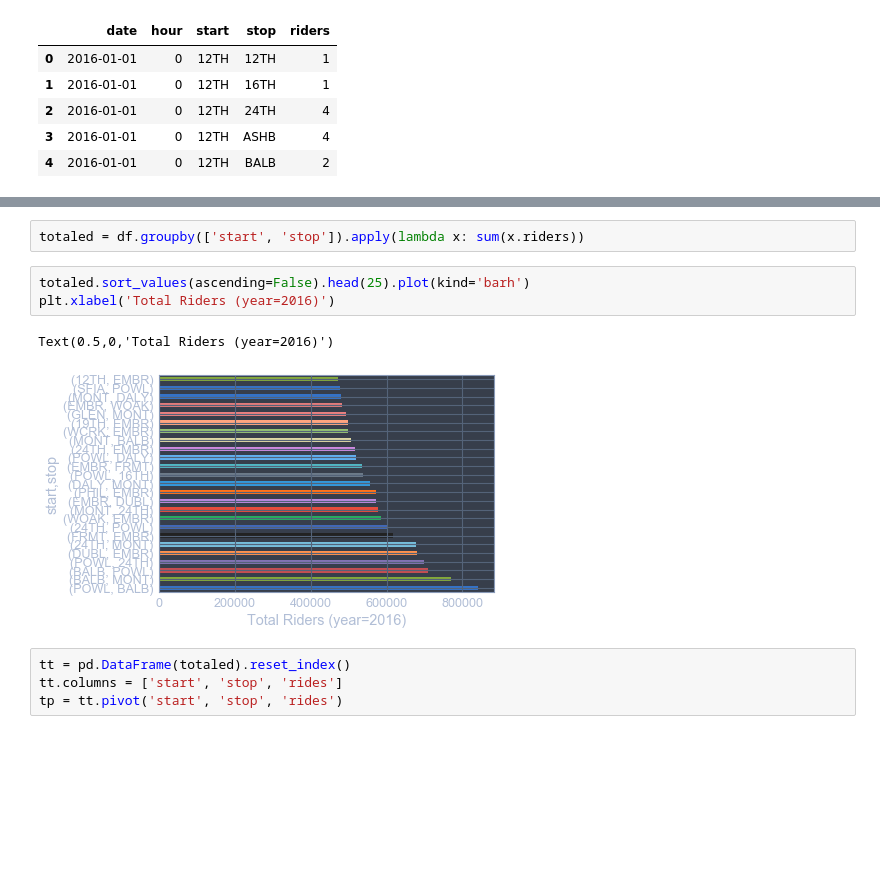
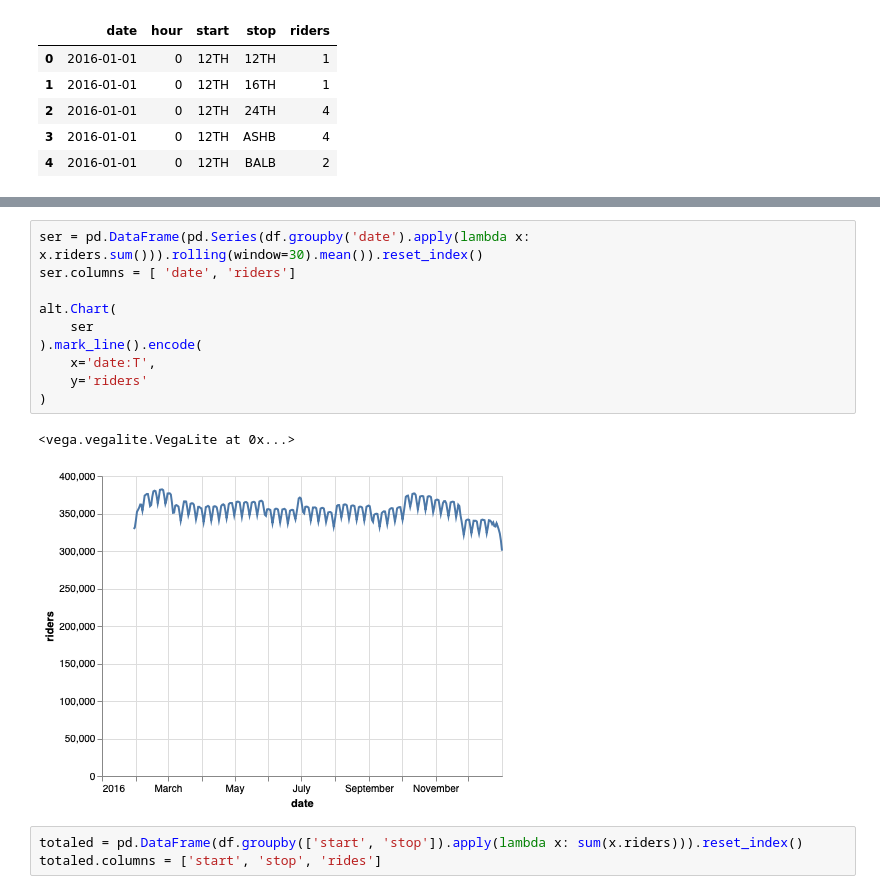
Before and after one commit to audy/bart-analysis, a Jupyter notebook: barts.ipynb, the cells around one changed output, grey strips where cells are left out. Saved outputs shown, nothing was run; the diff lists cells and outputs as text; blank space fills up the shorter version.

```diff
--- a/barts.ipynb
+++ b/barts.ipynb
@@ -48,12 +44,16 @@ plt.show()
+# %%
+ser = pd.DataFrame(pd.Series(df.groupby('date').apply(lambda x: x.riders.sum())).rolling(window=30).mean()).reset_index()
+ser.columns = [ 'date', 'riders']
+
+alt.Chart(
+    ser
+).mark_line().encode(
+    x='date:T',
+    y='riders'
+)
+# %% [output]
+<vega.vegalite.VegaLite at 0x...>
+[figure, added]
 # %%
-totaled = df.groupby(['start', 'stop']).apply(lambda x: sum(x.riders))
+totaled = pd.DataFrame(df.groupby(['start', 'stop']).apply(lambda x: sum(x.riders))).reset_index()
+totaled.columns = ['start', 'stop', 'rides']
-# %%
-totaled.sort_values(ascending=False).head(25).plot(kind='barh')
-plt.xlabel('Total Riders (year=2016)')
-# %% [output]
-Text(0.5,0,'Total Riders (year=2016)')
-[figure, removed]
-# %%
-tt = pd.DataFrame(totaled).reset_index()
-tt.columns = ['start', 'stop', 'rides']
-tp = tt.pivot('start', 'stop', 'rides')
```
Also changed, not shown: parts of 12 cells of this notebook, 1 other file.
